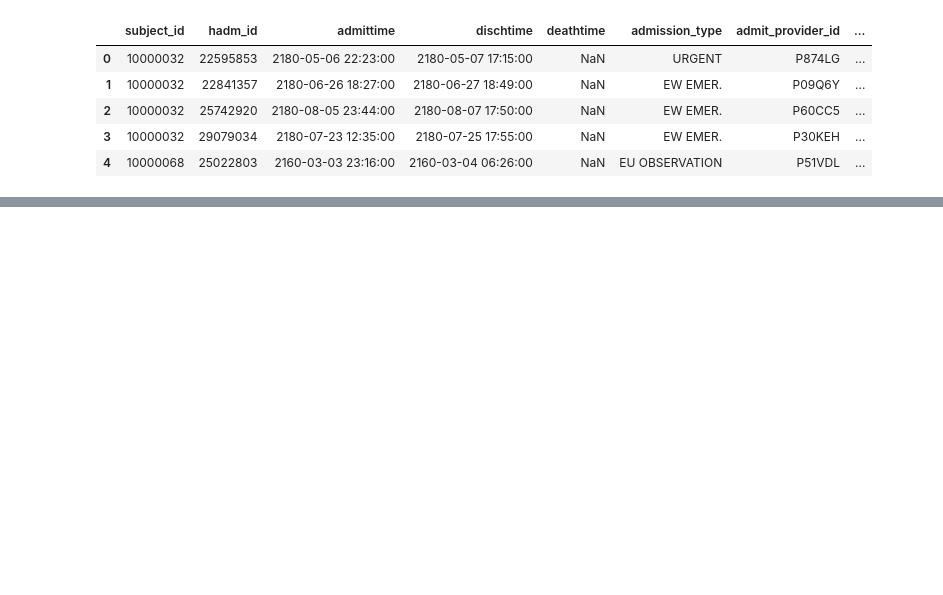
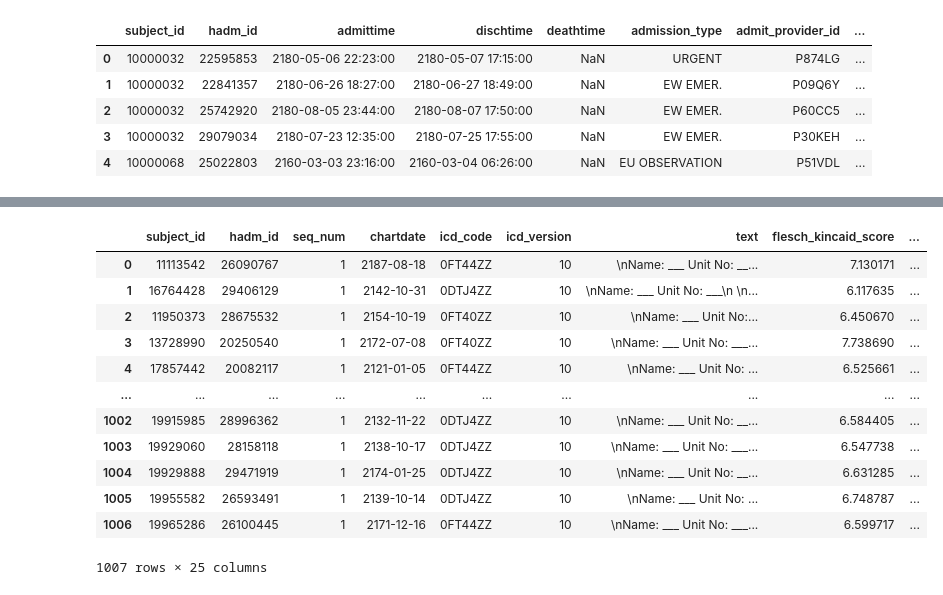
Before and after one commit to mbarshay/mdplus_hackathon, a Jupyter notebook: readabilityAnalysis.ipynb, the cells around one changed output, grey strips where cells are left out. Drawn from its saved outputs; the diff is of its cells as text; code cells hidden in the pictures; blank space fills up the shorter version.

```diff
--- a/readabilityAnalysis.ipynb
+++ b/readabilityAnalysis.ipynb
@@ -205,0 +261,2 @@ Ttest_indResult(statistic=2.1936958796030916, pvalue=0.028416861291099667)
+# %%
+otherData = pd.read_csv('MIMIC_Data_Transformation_Outputs/output_v3.csv')
@@ -205,0 +283,34 @@ Ttest_indResult(statistic=2.1936958796030916, pvalue=0.028416861291099667)
+# %%
+otherData = otherData.drop(columns=['ed_encounter_num',
+       'ed_primary_icd_code', 'ed_primary_icd_version', 'ed_primary_icd_title',
+       'ed_primary_icd_title_is_of_interest',
+       'ed_primary_icd_dxes_blood_thinner_target', 'ed_num_meds', 'ed_gender',
+       'ed_race', 'ed_race_coded', 'stay_id', 'subject_id', 'ed_race', 'ed_race_coded', 'hosp_adm_death_time',  'hosp_adm_marital_status','death_subseq_ed_encounters',
+       'num_subseq_ed_encounters', 'num_total_visits',
+       'num_subseq_icu_admissions', 'blood_thinner', 'blood_thinner_pt',
+       'total_hours_inpt_post_blood_thinner_drg_primary',
+       'total_hours_inpt_post_blood_thinner_drg_secondary',
+       'drg_national_payment_rate_primary',
+       'drg_national_payment_rate_secondary',
+       'total_hours_inpt_post_blood_thinner_icd',
+       'total_hours_inpt_post_blood_thinner_icd_primary',
+       'total_hours_inpt_post_blood_thinner_icd_secondary',
+       'not_on_htn_subseq_ed_encounter', 'current_pt_ed_gender_coded',
+       'xa_inh'])
+# %%
+datasetWithInsurance = pd.merge(finalData, otherData, on='hadm_id', how='left')
+datasetWithInsurance #encode categorical variables (language, race)
+# %% [output]
+|  | subject_id | hadm_id | seq_num | chartdate | icd_code | icd_version | text | flesch_kincaid_score | ... |
+| 0 | 11113542 | 26090767 | 1 | 2187-08-18 | 0FT44ZZ | 10 | \nName: ___ Unit No: __... | 7.130171 | ... |
+| 1 | 16764428 | 29406129 | 1 | 2142-10-31 | 0DTJ4ZZ | 10 | \nName: ___ Unit No: ___\n \n... | 6.117635 | ... |
+| 2 | 11950373 | 28675532 | 1 | 2154-10-19 | 0FT40ZZ | 10 | \nName: ___ Unit No:... | 6.450670 | ... |
+| 3 | 13728990 | 20250540 | 1 | 2172-07-08 | 0FT40ZZ | 10 | \nName: ___ Unit No: ___... | 7.738690 | ... |
+| 4 | 17857442 | 20082117 | 1 | 2121-01-05 | 0FT44ZZ | 10 | \nName: ___ Unit No: ... | 6.525661 | ... |
+| ... | ... | ... | ... | ... | ... | ... | ... | ... | ... |
+| 1002 | 19915985 | 28996362 | 1 | 2132-11-22 | 0DTJ4ZZ | 10 | \nName: ___ Unit No: __... | 6.584405 | ... |
+| 1003 | 19929060 | 28158118 | 1 | 2138-10-17 | 0DTJ4ZZ | 10 | \nName: ___ Unit No: ___... | 6.547738 | ... |
+| 1004 | 19929888 | 29471919 | 1 | 2174-01-25 | 0DTJ4ZZ | 10 | \nName: ___ Unit No: __... | 6.631285 | ... |
+| 1005 | 19955582 | 26593491 | 1 | 2139-10-14 | 0DTJ4ZZ | 10 | \nName: ___ Unit No: ... | 6.748787 | ... |
+| 1006 | 19965286 | 26100445 | 1 | 2171-12-16 | 0FT44ZZ | 10 | \nName: ___ Unit No: ___... | 6.599717 | ... |
+1007 rows × 25 columns
```
Also changed, not shown: parts of 21 cells of this notebook, 21 other files.
